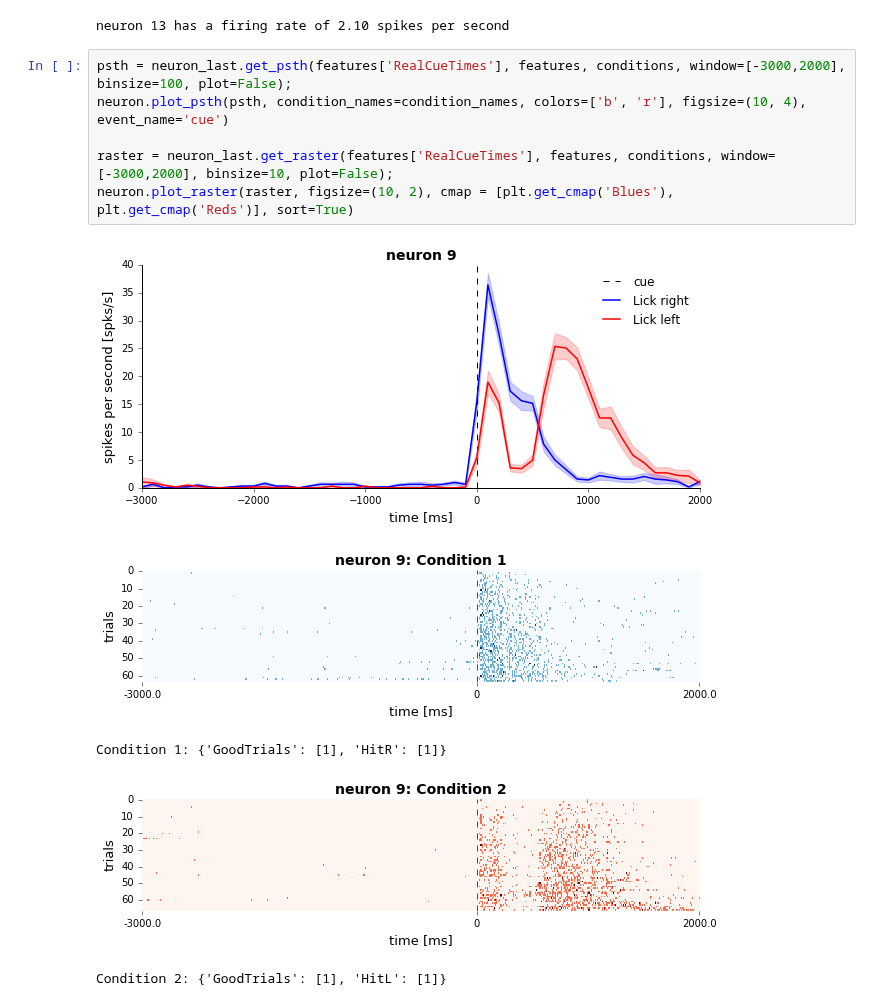
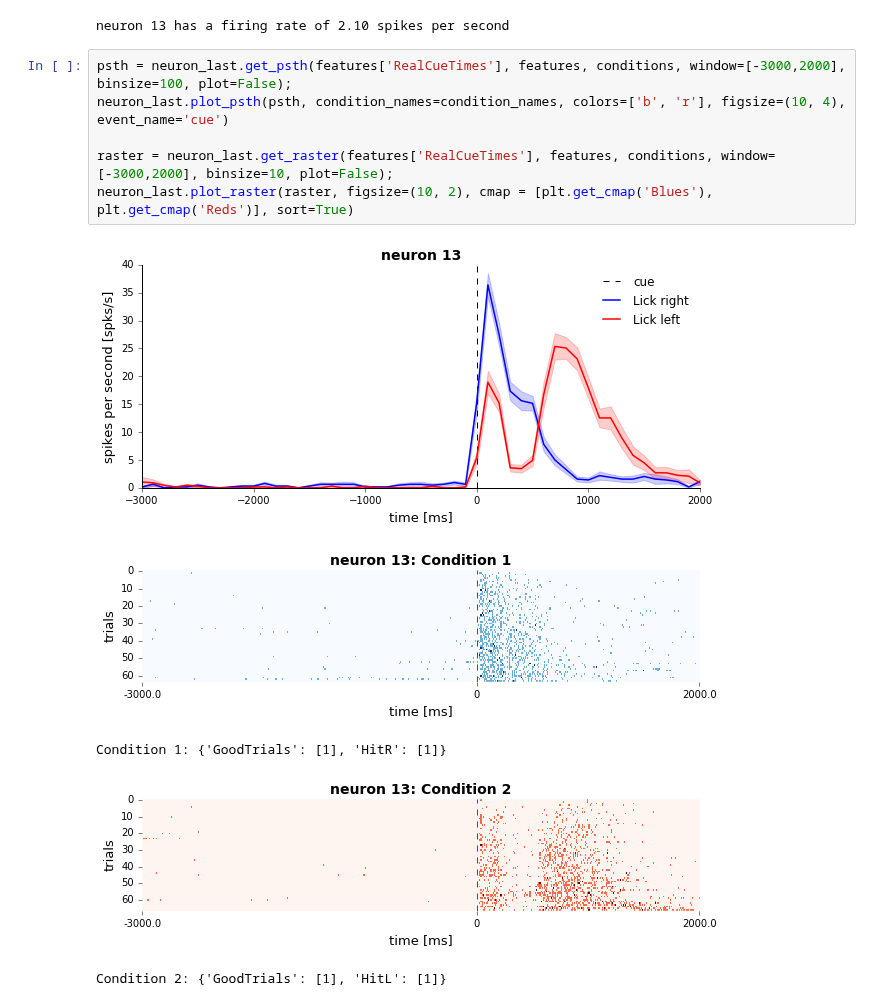
Before and after one commit to KordingLab/spykes, a Jupyter notebook: notebooks/crcns_dataset_example.ipynb, the cells around one changed output. Cells and saved outputs as stored; diff of their text form.

```diff
--- a/notebooks/crcns_dataset_example.ipynb
+++ b/notebooks/crcns_dataset_example.ipynb
@@ -144,13 +144,13 @@ features['RealCueTimes'] = trialStart+cueTimes
 neuron 13 has a firing rate of 2.10 spikes per second
 # %%
 psth = neuron_last.get_psth(features['RealCueTimes'], features, conditions, window=[-3000,2000], binsize=100, plot=False);
-neuron.plot_psth(psth, condition_names=condition_names, colors=['b', 'r'], figsize=(10, 4), event_name='cue')
+neuron_last.plot_psth(psth, condition_names=condition_names, colors=['b', 'r'], figsize=(10, 4), event_name='cue')
 
 raster = neuron_last.get_raster(features['RealCueTimes'], features, conditions, window=[-3000,2000], binsize=10, plot=False);
-neuron.plot_raster(raster, figsize=(10, 2), cmap = [plt.get_cmap('Blues'), plt.get_cmap('Reds')], sort=True)
+neuron_last.plot_raster(raster, figsize=(10, 2), cmap = [plt.get_cmap('Blues'), plt.get_cmap('Reds')], sort=True)
 # %% [output]
-[figure, old version]
+[figure, new version]
-[figure, old version]
+[figure, new version]
 Condition 1: {'GoodTrials': [1], 'HitR': [1]}
-[figure, old version]
+[figure, new version]
 Condition 2: {'GoodTrials': [1], 'HitL': [1]}
```
